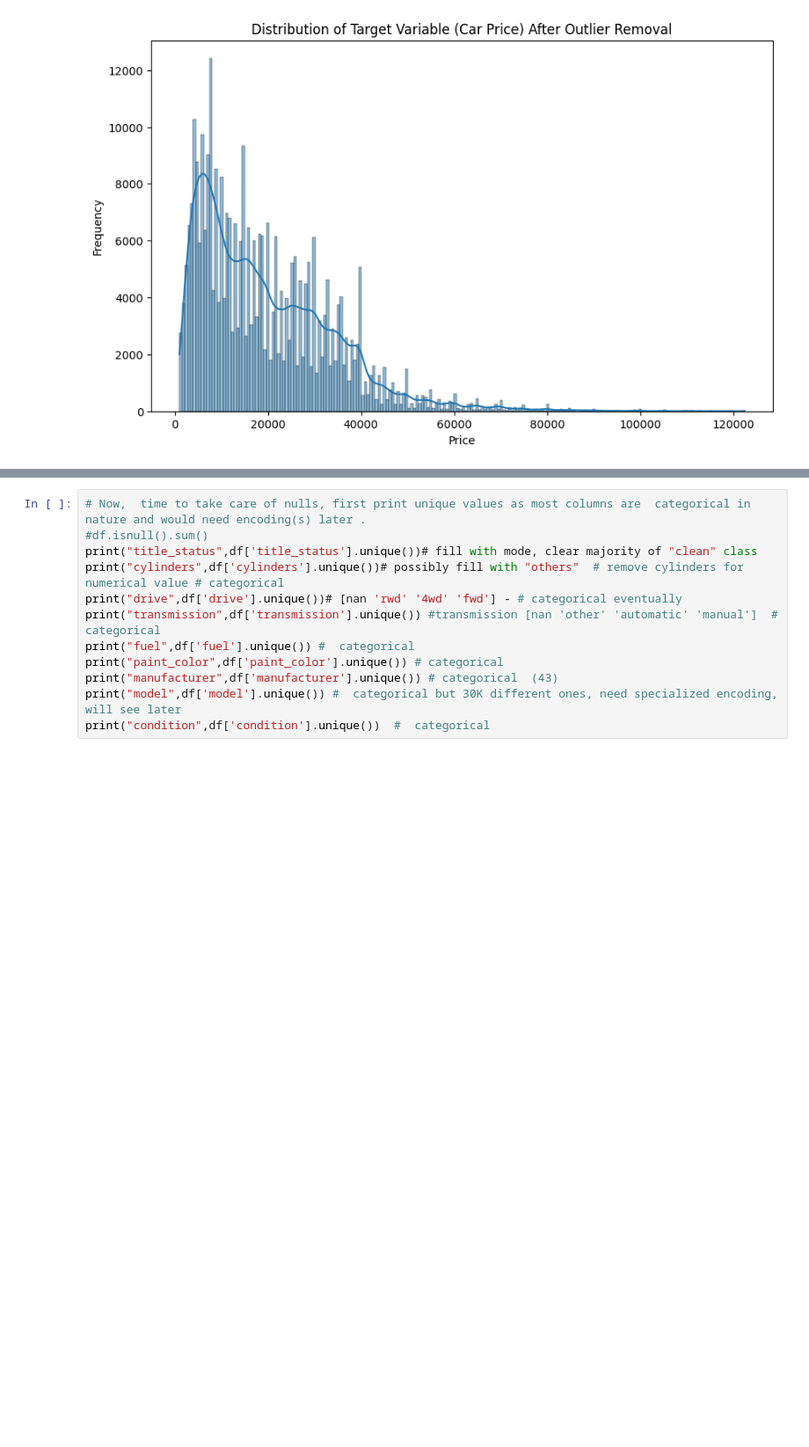
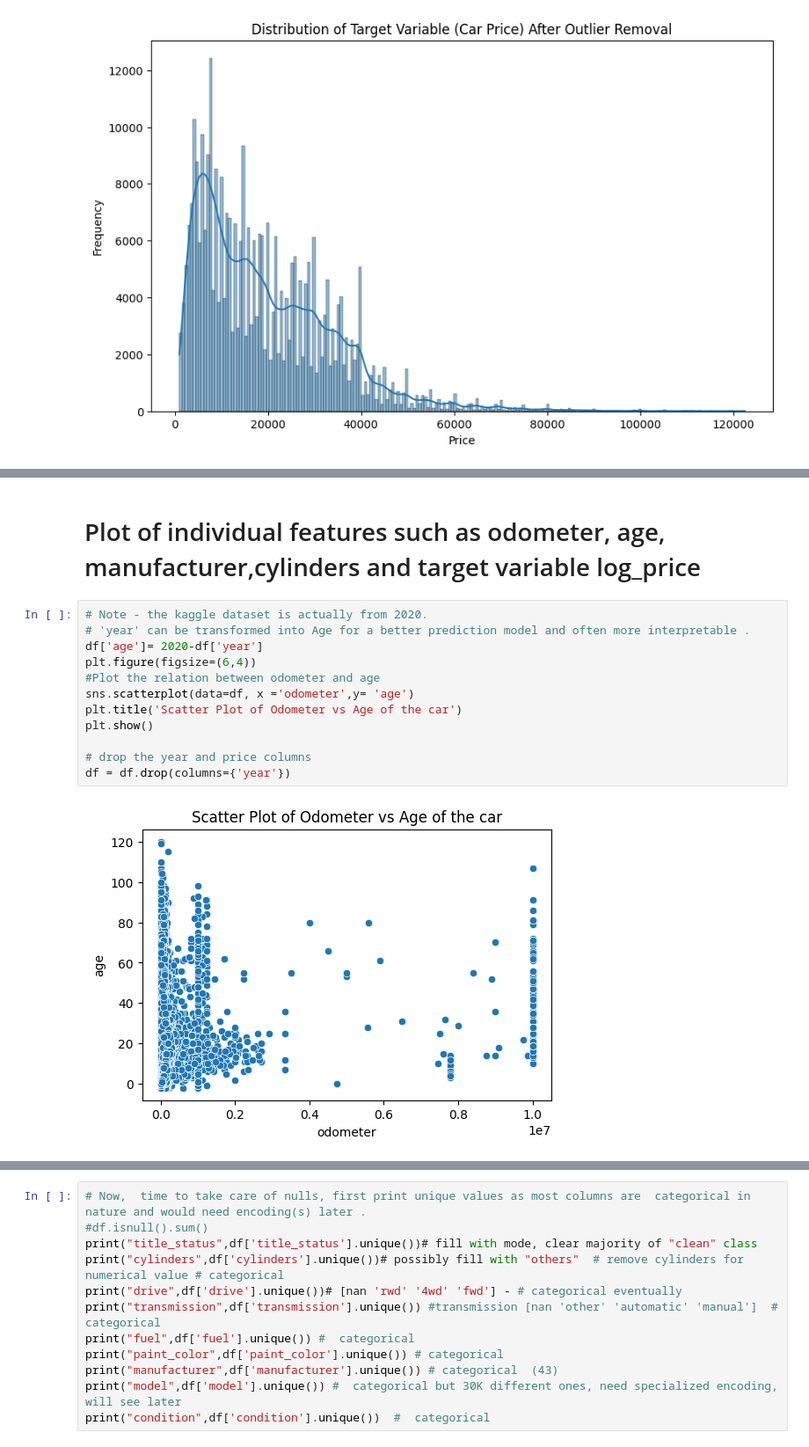
Before and after one commit to Subroy1/MSAI_AllPracticeModules, a Jupyter notebook: Module 11/PracticalAssignement2_used_cars_II.ipynb, the cells around one changed output, grey strips where cells are left out. Shown at 88% size. Drawn from its saved outputs; the diff is of its cells as text; blank space fills up the shorter version.

```diff
--- a/Module 11/PracticalAssignement2_used_cars_II.ipynb
+++ b/Module 11/PracticalAssignement2_used_cars_II.ipynb
@@ -243,2 +244,18 @@ plt.show()
 # %% [output]
 [figure]
+# %% [markdown]
+# Plot of individual features such as odometer, age, manufacturer,cylinders and target variable log_price
+# %%
+# Note - the kaggle dataset is actually from 2020.
+# 'year' can be transformed into Age for a better prediction model and often more interpretable .
+df['age']= 2020-df['year']
+plt.figure(figsize=(6,4))
+#Plot the relation between odometer and age
+sns.scatterplot(data=df, x ='odometer',y= 'age')
+plt.title('Scatter Plot of Odometer vs Age of the car')
+plt.show()
+
+# drop the year and price columns
+df = df.drop(columns={'year'})
+# %% [output]
+[figure, added]
```
Also changed, not shown: parts of 46 cells of this notebook.
